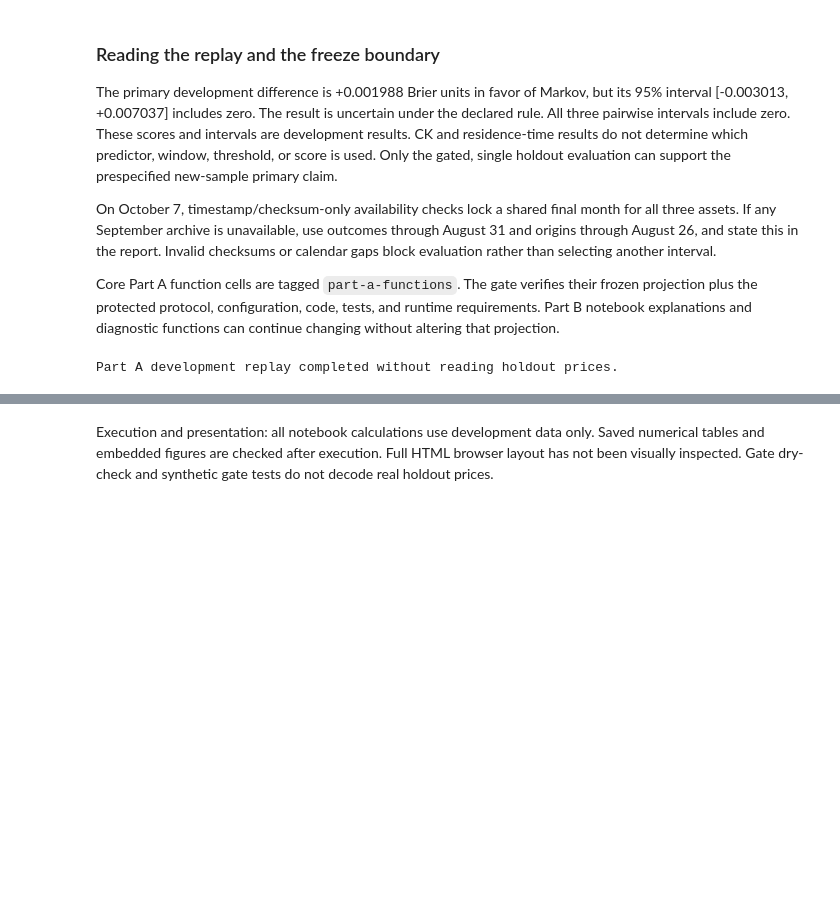
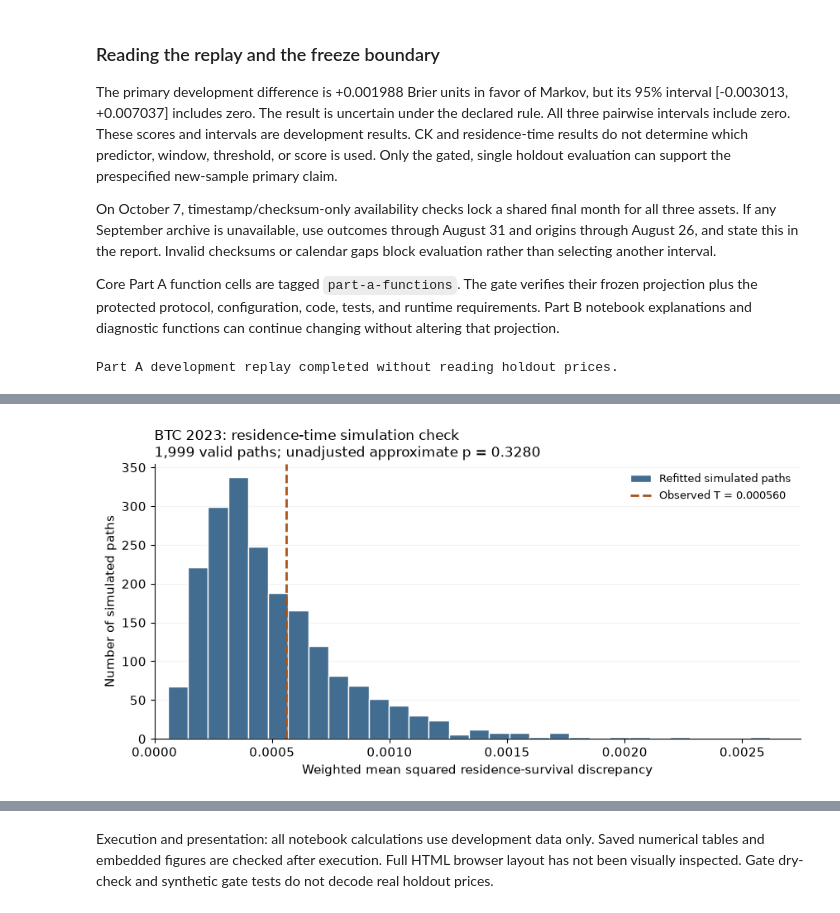
Before and after one commit to Arakushima/btc_markov, a Jupyter notebook: notebooks/01_states_and_first_passage.ipynb, the cells around one changed output, grey strips where cells are left out. Saved outputs shown, nothing was run; the diff lists cells and outputs as text; code cells hidden in the pictures; blank space fills up the shorter version.

```diff
--- a/notebooks/01_states_and_first_passage.ipynb
+++ b/notebooks/01_states_and_first_passage.ipynb
@@ -1092,0 +1366,24 @@ Part A development replay completed without reading holdout prices.
+# %%
+if residence is None:
+    print("Residence diagnostic unavailable; no observed curve or simulation plot is shown.")
+else:
+    with plt.rc_context({"font.family": "DejaVu Sans", "font.size": 11,
+                         "axes.spines.top": False, "axes.spines.right": False}):
+        fig, ax = plt.subplots(figsize=(8.5, 4.3), layout="constrained")
+        valid = residence_result["simulated_statistics"]
+        valid = valid[np.isfinite(valid)]
+        ax.hist(valid, bins=30, color="#426D91", edgecolor="white", label="Refitted simulated paths")
+        ax.axvline(residence["statistic"], color="#A95318", linestyle="--", linewidth=2,
+                   label=f"Observed T = {residence['statistic']:.6f}")
+        ax.set_xlim(left=0)
+        ax.set_xlabel("Weighted mean squared residence-survival discrepancy")
+        ax.set_ylabel("Number of simulated paths")
+        p_text = f"unadjusted approximate p = {residence_result['p_value']:.4f}" if not residence_result["invalid_simulations"] else "p withheld: invalid simulations"
+        ax.set_title(f"BTC 2023: residence-time simulation check\n{len(valid):,} valid paths; {p_text}", loc="left", fontsize=12)
+        ax.grid(axis="y", alpha=.15)
+        ax.set_axisbelow(True)
+        ax.legend(frameon=False, fontsize=9)
+        display(fig)
+        plt.close(fig)
+# %% [output]
+[figure, added]
```
Also changed, not shown: parts of 24 cells of this notebook, 16 other files.
